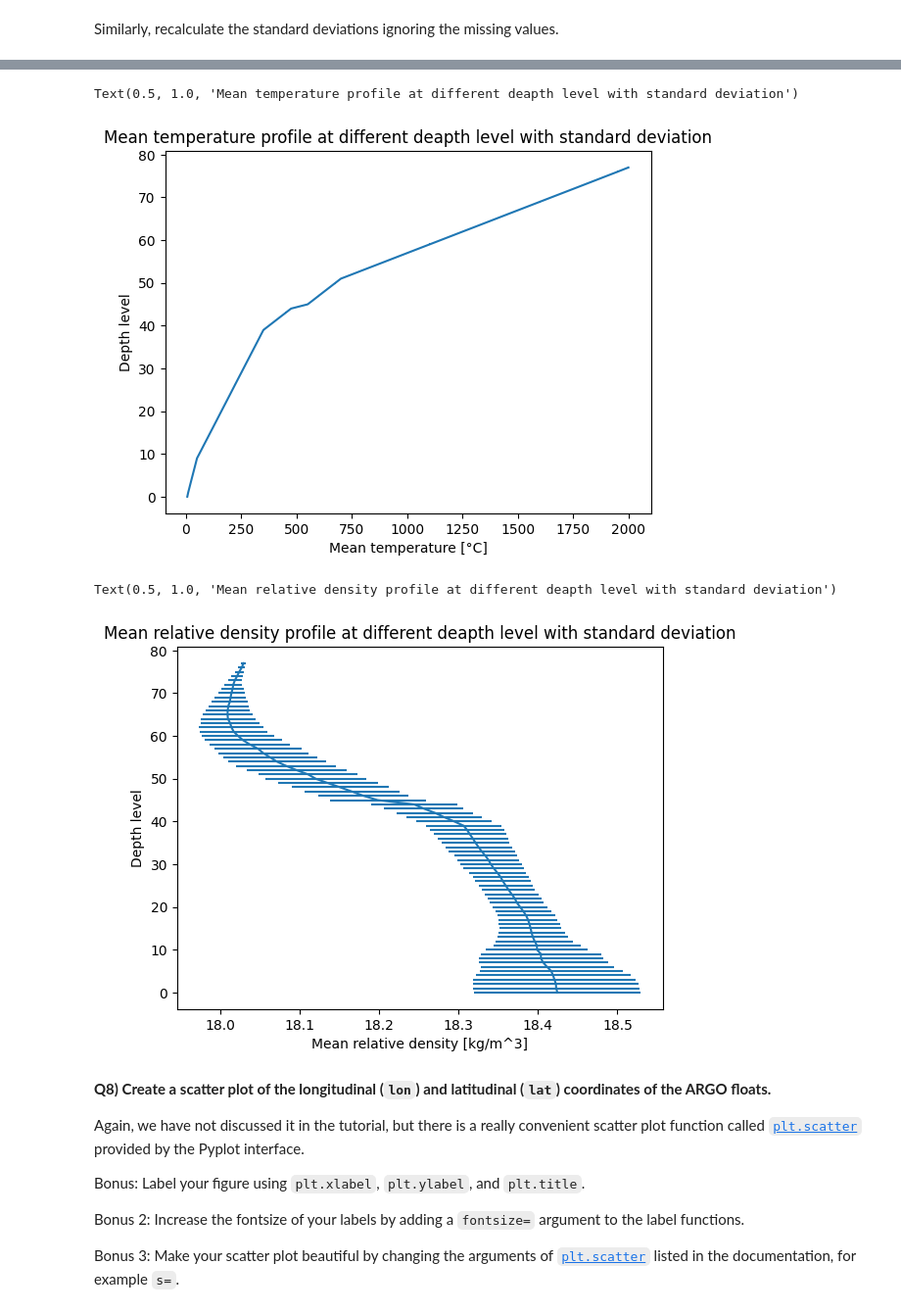
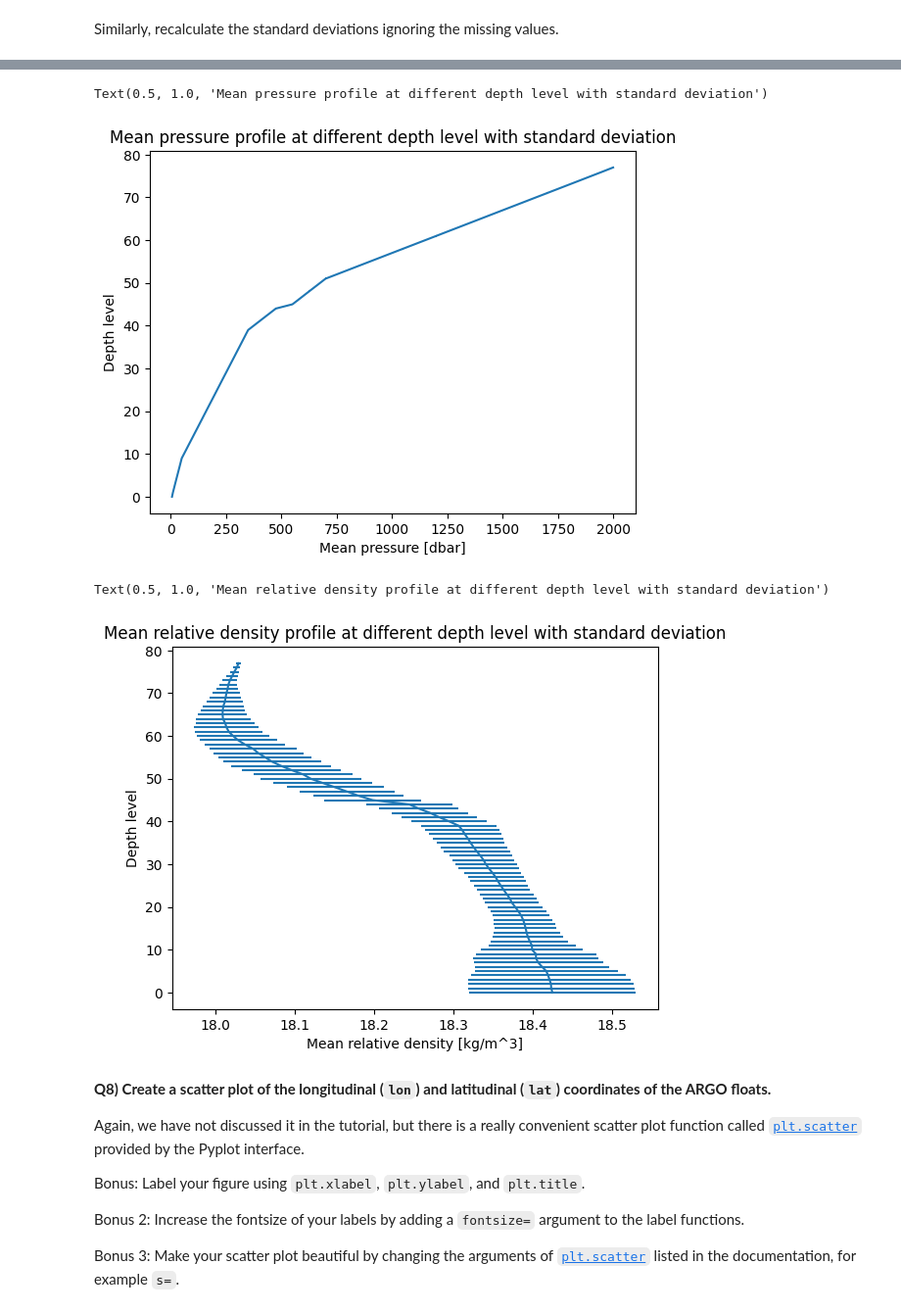
Before and after one commit to SamueleDaverio/2024_Intro_Python, a Jupyter notebook: Copy_of_W2_S1.ipynb, the cells around one changed output, grey strips where cells are left out. Shown at 98% size. Cells and saved outputs as stored; diff of their text form; code cells hidden in the pictures.

```diff
--- a/Copy_of_W2_S1.ipynb
+++ b/Copy_of_W2_S1.ipynb
@@ -405,19 +405,19 @@ Text(0.5, 1.0, 'Mean temperature profile at different deapth level with standard
 # %%
 plt.errorbar(P_mean_nan,level,xerr=P_sdeviation_nan)
 plt.xlabel('Mean pressure [dbar]')
 plt.ylabel('Depth level')
-plt.title('Mean pressure profile at different deapth level with standard deviation')
+plt.title('Mean pressure profile at different depth level with standard deviation')
 # %% [output]
-Text(0.5, 1.0, 'Mean temperature profile at different deapth level with standard deviation')
+Text(0.5, 1.0, 'Mean pressure profile at different depth level with standard deviation')
-[figure, old version]
+[figure, new version]
 # %%
 plt.errorbar(RD_mean_nan,level,xerr=RD_sdeviation_nan)
 plt.xlabel('Mean relative density [kg/m^3]')
 plt.ylabel('Depth level')
-plt.title('Mean relative density profile at different deapth level with standard deviation')
+plt.title('Mean relative density profile at different depth level with standard deviation')
 # %% [output]
-Text(0.5, 1.0, 'Mean relative density profile at different deapth level with standard deviation')
+Text(0.5, 1.0, 'Mean relative density profile at different depth level with standard deviation')
-[figure, old version]
+[figure, new version]
 # %% [markdown]
 **Q8) Create a scatter plot of the longitudinal (`lon`) and latitudinal (`lat`) coordinates of the ARGO floats.**
 
```
Also changed, not shown: parts of 7 cells of this notebook.
